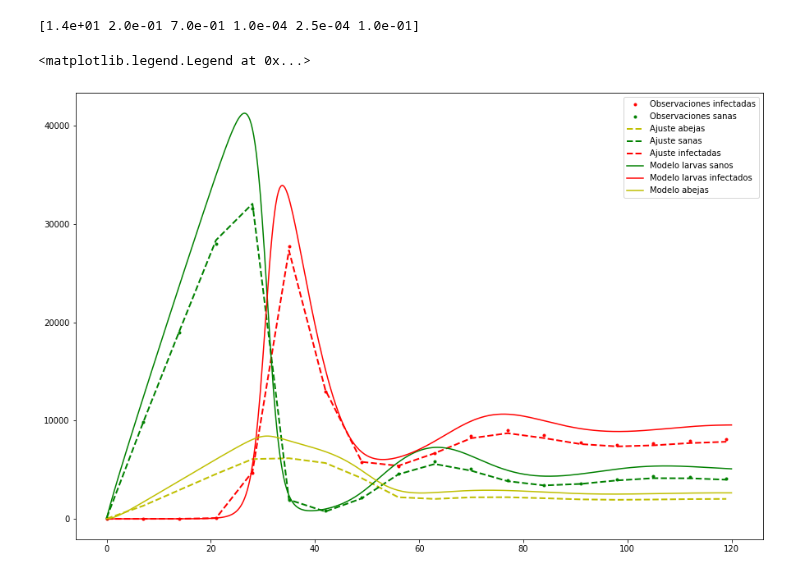
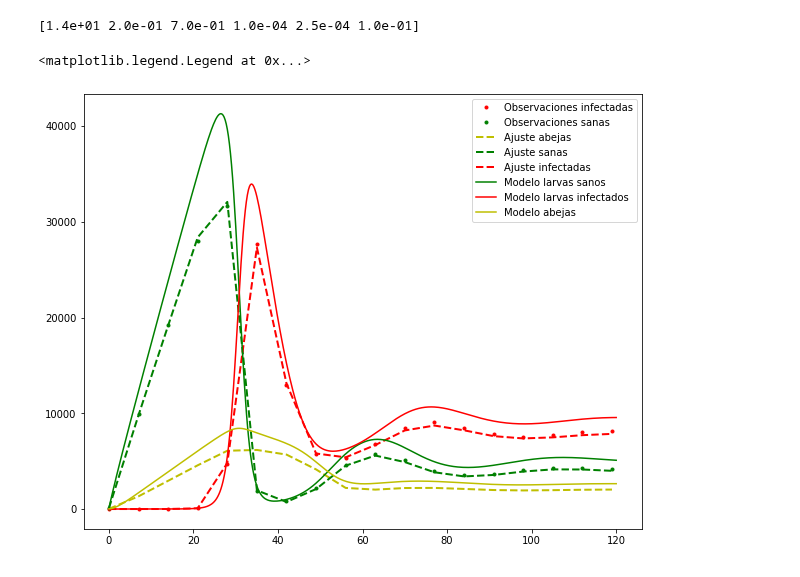
Before and after one commit to JairEsc/Mat_Apl_2, a Jupyter notebook: Epid_AFB.ipynb, the cells around one changed output. Cells and saved outputs as stored; diff of their text form; code cells hidden in the pictures.

```diff
--- a/Epid_AFB.ipynb
+++ b/Epid_AFB.ipynb
@@ -146,17 +146,17 @@ print(true_params)
 [1.4e+01 2.0e-01 7.0e-01 1.0e-04 2.5e-04 1.0e-01]
 # %%
 # plot data and fitted curves
-plt.figure(figsize=(15, 10))
+plt.figure(figsize=(10, 8))
 plt.plot(frecuancia_muestra/4,data[:,1], '.r',label='Observaciones infectadas')
 plt.plot(frecuancia_muestra/4,data[:,0], '.g',label='Observaciones sanas')
 
 plt.plot(frecuancia_muestra/4,g_B(t,INPUT,result.params)[frecuancia_muestra], '--y', linewidth=2,label='Ajuste abejas');
 plt.plot(frecuancia_muestra/4,g(t,INPUT,result.params)[:,0][frecuancia_muestra], '--g', linewidth=2,label='Ajuste sanas');
 plt.plot(frecuancia_muestra/4,g(t,INPUT,result.params)[:,1][frecuancia_muestra], '--r', linewidth=2,label='Ajuste infectadas');
 plt.plot(np.arange(0,120.25,0.25),sol[:,0],'g',label='Modelo larvas sanos')
 plt.plot(np.arange(0,120.25,0.25),sol[:,1],'r',label='Modelo larvas infectados')
 plt.plot(np.arange(0,120.25,0.25),sol[:,2],'y',label='Modelo abejas')
 plt.legend()
 # %% [output]
 <matplotlib.legend.Legend at 0x...>
-[figure, old version]
+[figure, new version]
```
